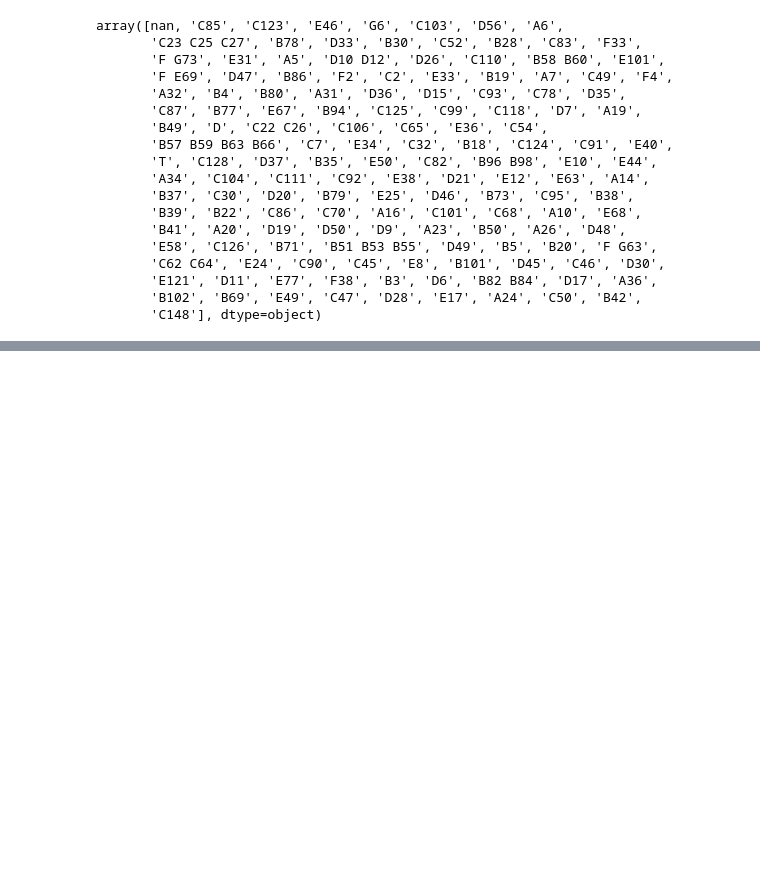
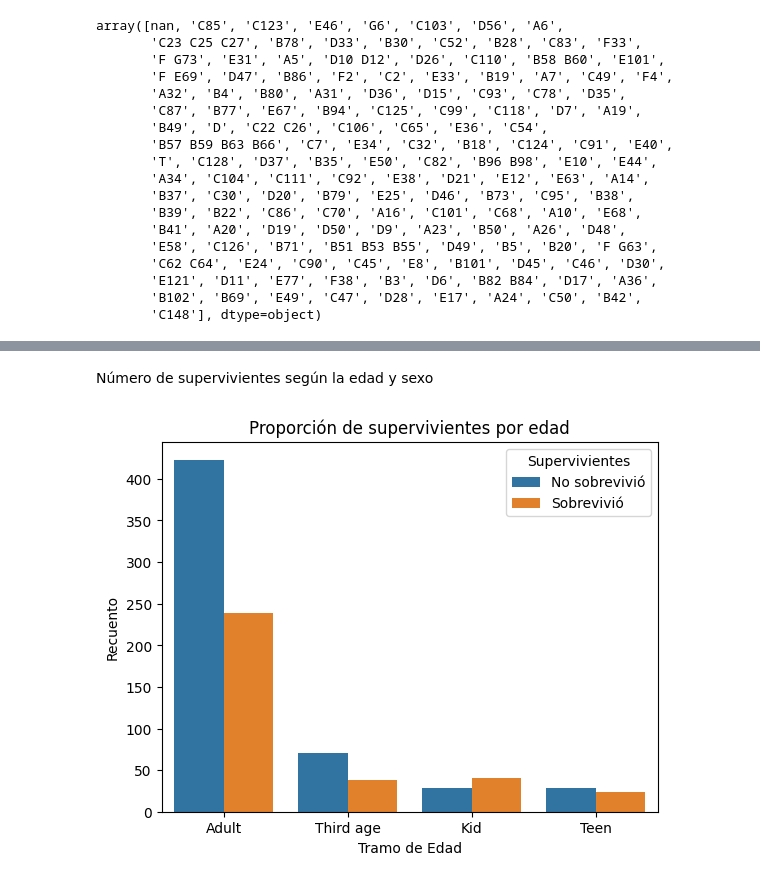
Before and after one commit to JuanPedroMarquez/Proyecto-Final-1_Titanic, a Jupyter notebook: Proyecto 1. Titanic/Ejercicio 3. Proyecto Titanic.ipynb, the cells around one changed output, grey strips where cells are left out. Cells and saved outputs as stored; diff of their text form; code cells hidden in the pictures; blank space fills up the shorter version.

```diff
--- a/Proyecto 1. Titanic/Ejercicio 3. Proyecto Titanic.ipynb
+++ b/Proyecto 1. Titanic/Ejercicio 3. Proyecto Titanic.ipynb
@@ -411,0 +607,23 @@ Al faltar el 77% de los datos, no sería muy recomendable rellenar la informaci
+# %%
+def age_group(age):
+    if age < 10:
+        return 'Kid'
+    elif 10 <= age < 18:
+        return 'Teen'
+    elif 18 <= age <= 45:
+        return 'Adult'
+    else:
+        return 'Third age'
+
+df2['AgeGroup'] = df2['Age'].apply(age_group)
+# %% [markdown]
+Número de supervivientes según la edad y sexo
+# %%
+fig4 = sns.countplot(x="AgeGroup", hue="Survived", data=df2)
+fig4.set_title('Proporción de supervivientes por edad')
+fig4.set_ylabel('Recuento')
+fig4.set_xlabel('Tramo de Edad')
+fig4.legend(title='Supervivientes', labels=['No sobrevivió', 'Sobrevivió'])
+fig4;
+# %% [output]
+[figure, added]
```
Also changed, not shown: parts of 54 cells of this notebook.
